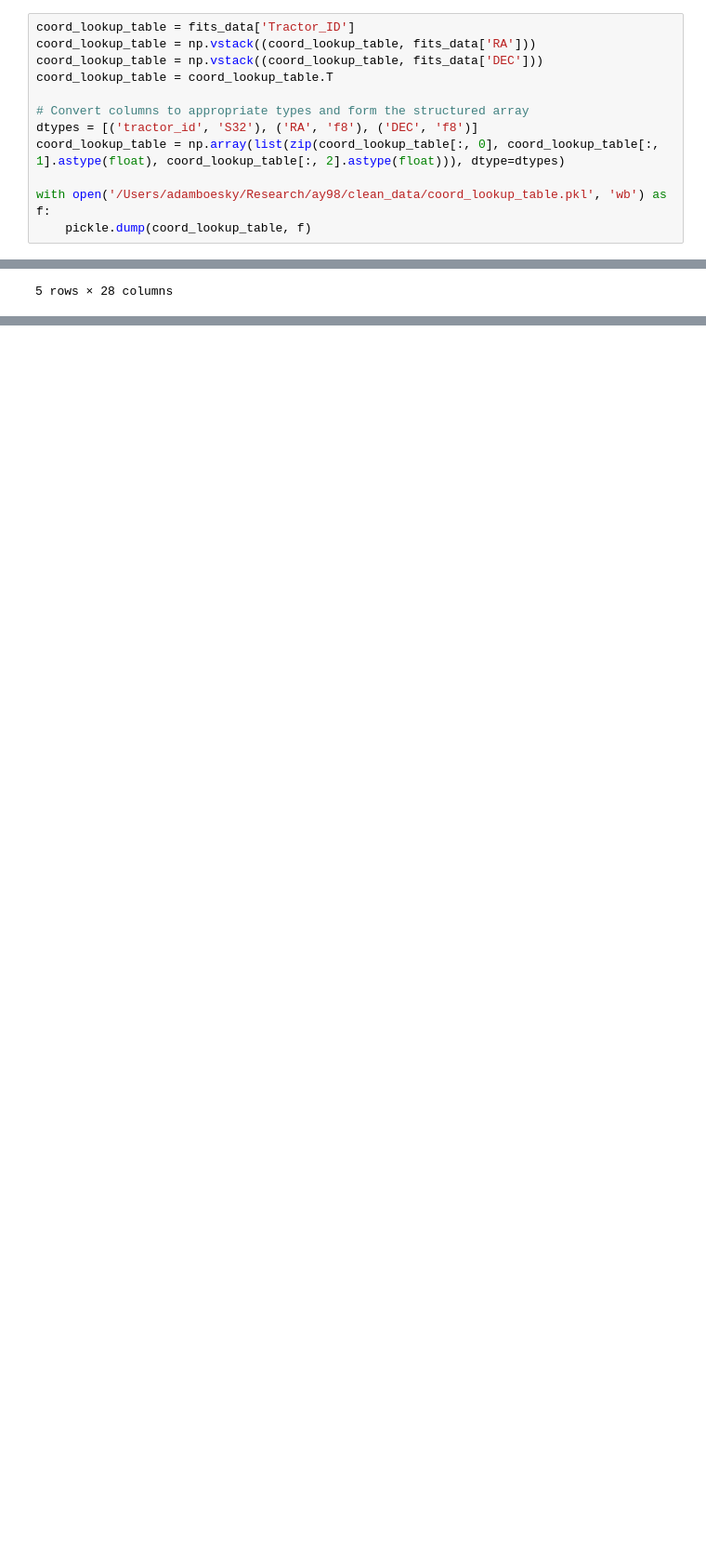
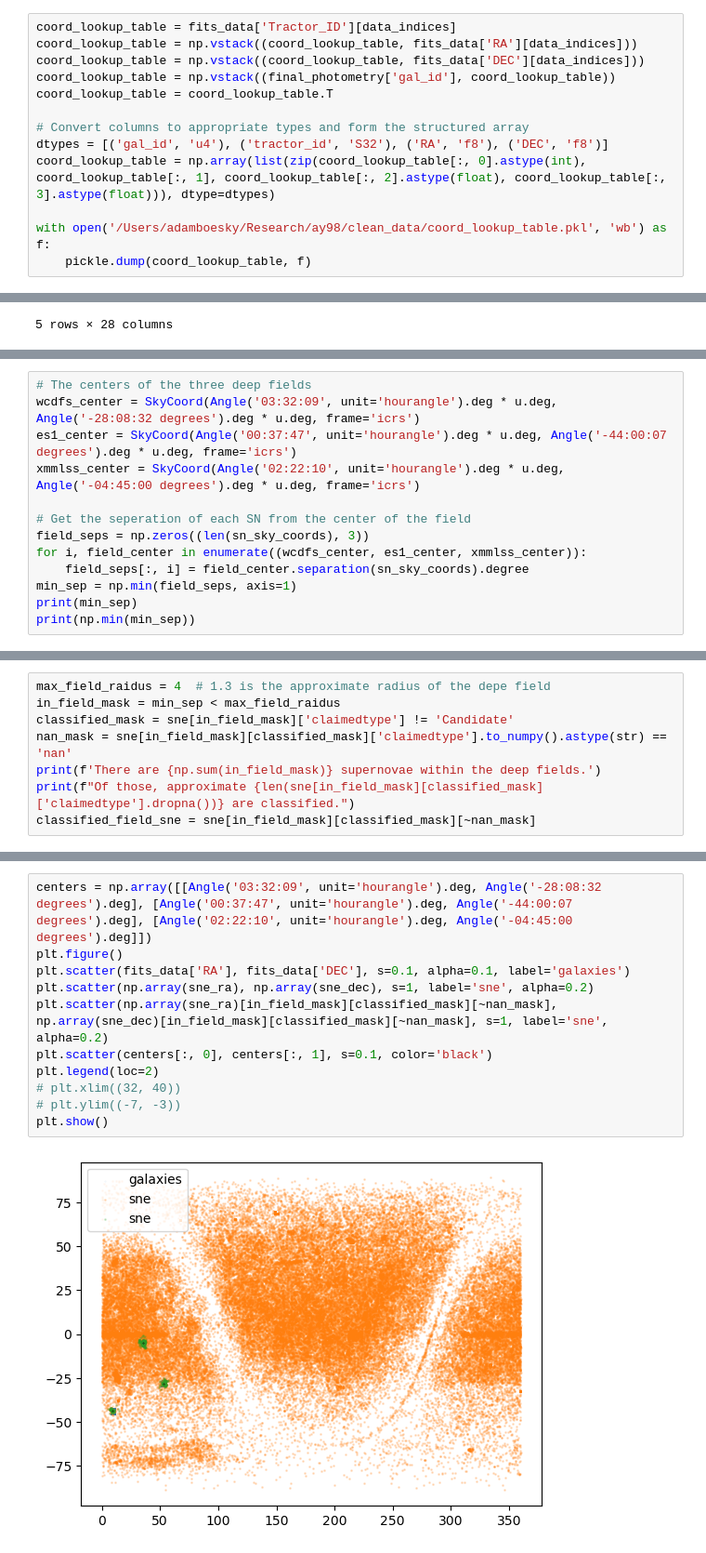
Before and after one commit to Adam-Boesky/astro_SPLASH, a Jupyter notebook: preprocessing/cleaning.ipynb, the cells around one changed output, grey strips where cells are left out. Shown at 93% size. Cells and saved outputs as stored; diff of their text form; blank space fills up the shorter version.

```diff
--- a/preprocessing/cleaning.ipynb
+++ b/preprocessing/cleaning.ipynb
@@ -301,12 +331,13 @@ Save a file to lookup coordinates for a given tractor ID
 # %%
-coord_lookup_table = fits_data['Tractor_ID']
-coord_lookup_table = np.vstack((coord_lookup_table, fits_data['RA']))
-coord_lookup_table = np.vstack((coord_lookup_table, fits_data['DEC']))
+coord_lookup_table = fits_data['Tractor_ID'][data_indices]
+coord_lookup_table = np.vstack((coord_lookup_table, fits_data['RA'][data_indices]))
+coord_lookup_table = np.vstack((coord_lookup_table, fits_data['DEC'][data_indices]))
+coord_lookup_table = np.vstack((final_photometry['gal_id'], coord_lookup_table))
 coord_lookup_table = coord_lookup_table.T
 
 # Convert columns to appropriate types and form the structured array
-dtypes = [('tractor_id', 'S32'), ('RA', 'f8'), ('DEC', 'f8')]
-coord_lookup_table = np.array(list(zip(coord_lookup_table[:, 0], coord_lookup_table[:, 1].astype(float), coord_lookup_table[:, 2].astype(float))), dtype=dtypes)
+dtypes = [('gal_id', 'u4'), ('tractor_id', 'S32'), ('RA', 'f8'), ('DEC', 'f8')]
+coord_lookup_table = np.array(list(zip(coord_lookup_table[:, 0].astype(int), coord_lookup_table[:, 1], coord_lookup_table[:, 2].astype(float), coord_lookup_table[:, 3].astype(float))), dtype=dtypes)
 
 with open('/Users/adamboesky/Research/ay98/clean_data/coord_lookup_table.pkl', 'wb') as f:
     pickle.dump(coord_lookup_table, f)
@@ -653,0 +505,13 @@ array([(b'644246851693',  9.71018059, -44.03439074, 5.558, b'zphot',   1.333,
+# %%
+# The centers of the three deep fields
+wcdfs_center = SkyCoord(Angle('03:32:09', unit='hourangle').deg * u.deg, Angle('-28:08:32 degrees').deg * u.deg, frame='icrs')
+es1_center = SkyCoord(Angle('00:37:47', unit='hourangle').deg * u.deg, Angle('-44:00:07 degrees').deg * u.deg, frame='icrs')
+xmmlss_center = SkyCoord(Angle('02:22:10', unit='hourangle').deg * u.deg, Angle('-04:45:00 degrees').deg * u.deg, frame='icrs')
+
+# Get the seperation of each SN from the center of the field
+field_seps = np.zeros((len(sn_sky_coords), 3))
+for i, field_center in enumerate((wcdfs_center, es1_center, xmmlss_center)):
+    field_seps[:, i] = field_center.separation(sn_sky_coords).degree
+min_sep = np.min(field_seps, axis=1)
+print(min_sep)
+print(np.min(min_sep))
@@ -653,0 +522,8 @@ array([(b'644246851693',  9.71018059, -44.03439074, 5.558, b'zphot',   1.333,
+# %%
+max_field_raidus = 4  # 1.3 is the approximate radius of the depe field
+in_field_mask = min_sep < max_field_raidus
+classified_mask = sne[in_field_mask]['claimedtype'] != 'Candidate'
+nan_mask = sne[in_field_mask][classified_mask]['claimedtype'].to_numpy().astype(str) == 'nan'
+print(f'There are {np.sum(in_field_mask)} supernovae within the deep fields.')
+print(f"Of those, approximate {len(sne[in_field_mask][classified_mask]['claimedtype'].dropna())} are classified.")
+classified_field_sne = sne[in_field_mask][classified_mask][~nan_mask]
@@ -653,0 +535,13 @@ array([(b'644246851693',  9.71018059, -44.03439074, 5.558, b'zphot',   1.333,
+# %%
+centers = np.array([[Angle('03:32:09', unit='hourangle').deg, Angle('-28:08:32 degrees').deg], [Angle('00:37:47', unit='hourangle').deg, Angle('-44:00:07 degrees').deg], [Angle('02:22:10', unit='hourangle').deg, Angle('-04:45:00 degrees').deg]])
+plt.figure()
+plt.scatter(fits_data['RA'], fits_data['DEC'], s=0.1, alpha=0.1, label='galaxies')
+plt.scatter(np.array(sne_ra), np.array(sne_dec), s=1, label='sne', alpha=0.2)
+plt.scatter(np.array(sne_ra)[in_field_mask][classified_mask][~nan_mask], np.array(sne_dec)[in_field_mask][classified_mask][~nan_mask], s=1, label='sne', alpha=0.2)
+plt.scatter(centers[:, 0], centers[:, 1], s=0.1, color='black')
+plt.legend(loc=2)
+# plt.xlim((32, 40))
+# plt.ylim((-7, -3))
+plt.show()
+# %% [output]
+[figure, added]
```
Also changed, not shown: parts of 75 cells of this notebook, 15 other files.
